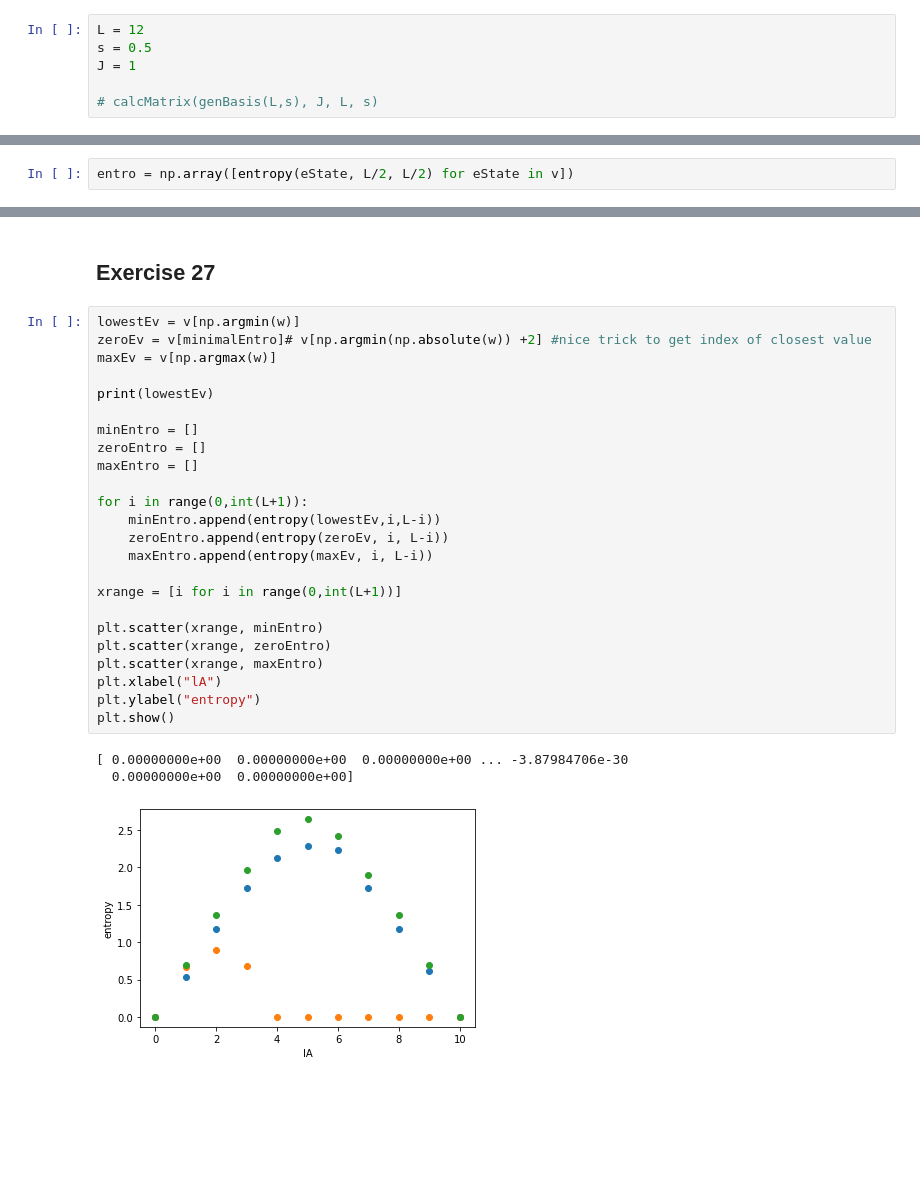
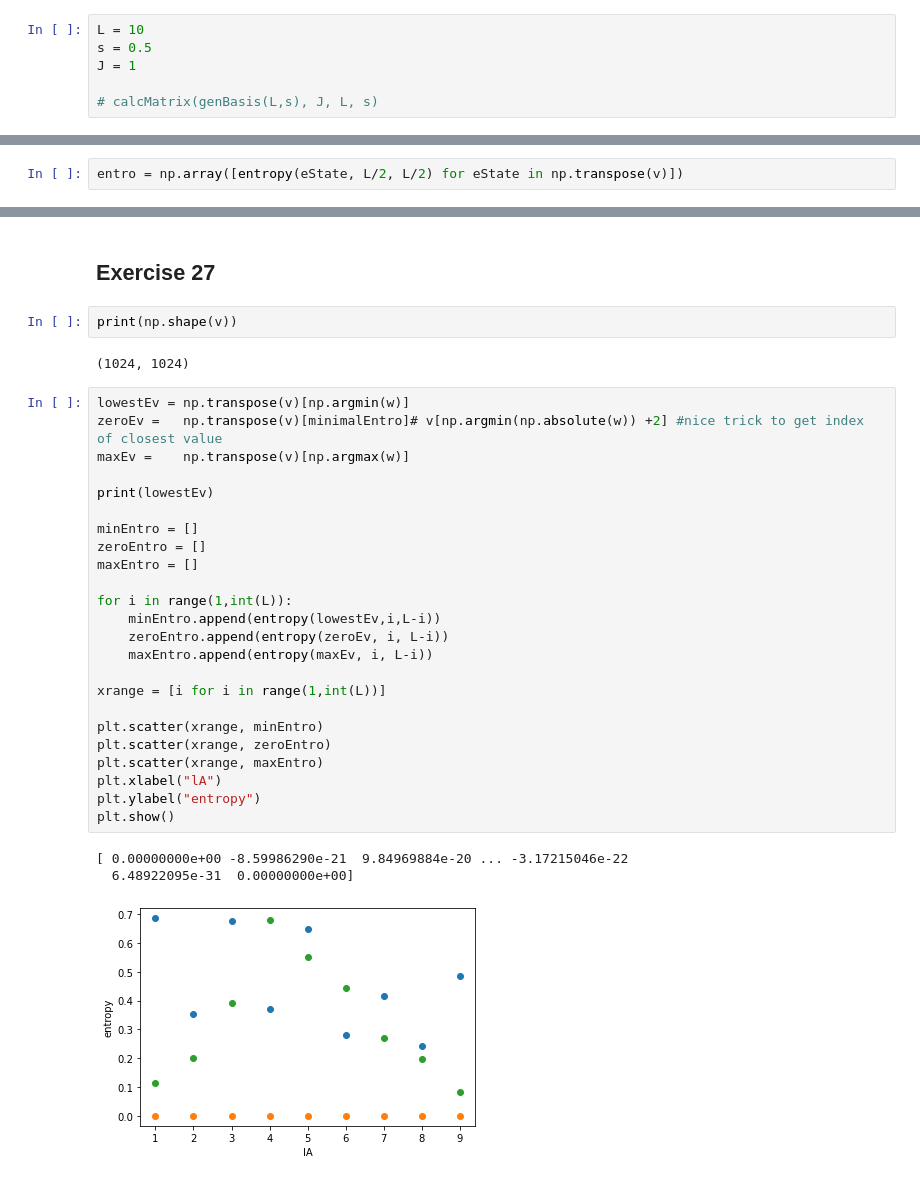
Before and after one commit to Leonhard-Moske/CMCMP, a Jupyter notebook: sheet9/physics767_sheet9_LeonhardMoske.ipynb, the cells around one changed output, grey strips where cells are left out. Saved outputs shown, nothing was run; the diff lists cells and outputs as text; blank space fills up the shorter version.

```diff
--- a/sheet9/physics767_sheet9_LeonhardMoske.ipynb
+++ b/sheet9/physics767_sheet9_LeonhardMoske.ipynb
@@ -195,7 +195,7 @@ def calcMatrixOpenWField(Basis, J, L, s, h):# calculate the basis by calculating
         Matrix[i,j] = HamiltonianOpen(J, Basis[i], L, Basis[j], s)
     return Matrix
 # %%
-L = 12
+L = 10
 s = 0.5
 J = 1
 
@@ -239,5 +239,5 @@ print(entropy(v[1], L/2, L/2))
 # %%
-entro = np.array([entropy(eState, L/2, L/2) for eState in v])
+entro = np.array([entropy(eState, L/2, L/2) for eState in np.transpose(v)])
 # %%
 import matplotlib.pyplot as plt
 
@@ -252,30 +252,34 @@ plt.show()
 # %% [markdown]
 ## Exercise 27
+# %%
+print(np.shape(v))
+# %% [output]
+(1024, 1024)
 # %%
-lowestEv = v[np.argmin(w)]
-zeroEv = v[minimalEntro]# v[np.argmin(np.absolute(w)) +2] #nice trick to get index of closest value
-maxEv = v[np.argmax(w)]
+lowestEv = np.transpose(v)[np.argmin(w)]
+zeroEv =   np.transpose(v)[minimalEntro]# v[np.argmin(np.absolute(w)) +2] #nice trick to get index of closest value
+maxEv =    np.transpose(v)[np.argmax(w)]
 
 print(lowestEv)
 
 minEntro = []
 zeroEntro = []
 maxEntro = []
 
-for i in range(0,int(L+1)):
+for i in range(1,int(L)):
     minEntro.append(entropy(lowestEv,i,L-i))
     zeroEntro.append(entropy(zeroEv, i, L-i))
     maxEntro.append(entropy(maxEv, i, L-i))
 
-xrange = [i for i in range(0,int(L+1))]
+xrange = [i for i in range(1,int(L))]
 
 plt.scatter(xrange, minEntro)
 plt.scatter(xrange, zeroEntro)
 plt.scatter(xrange, maxEntro)
 plt.xlabel("lA")
 plt.ylabel("entropy")
 plt.show()
 # %% [output]
-[ 0.00000000e+00  0.00000000e+00  0.00000000e+00 ... -3.87984706e-30
-  0.00000000e+00  0.00000000e+00]
+[ 0.00000000e+00 -8.59986290e-21  9.84969884e-20 ... -3.17215046e-22
+  6.48922095e-31  0.00000000e+00]
-[figure, old version]
+[figure, new version]
```
Also changed, not shown: parts of 3 cells of this notebook, 2 other files.
